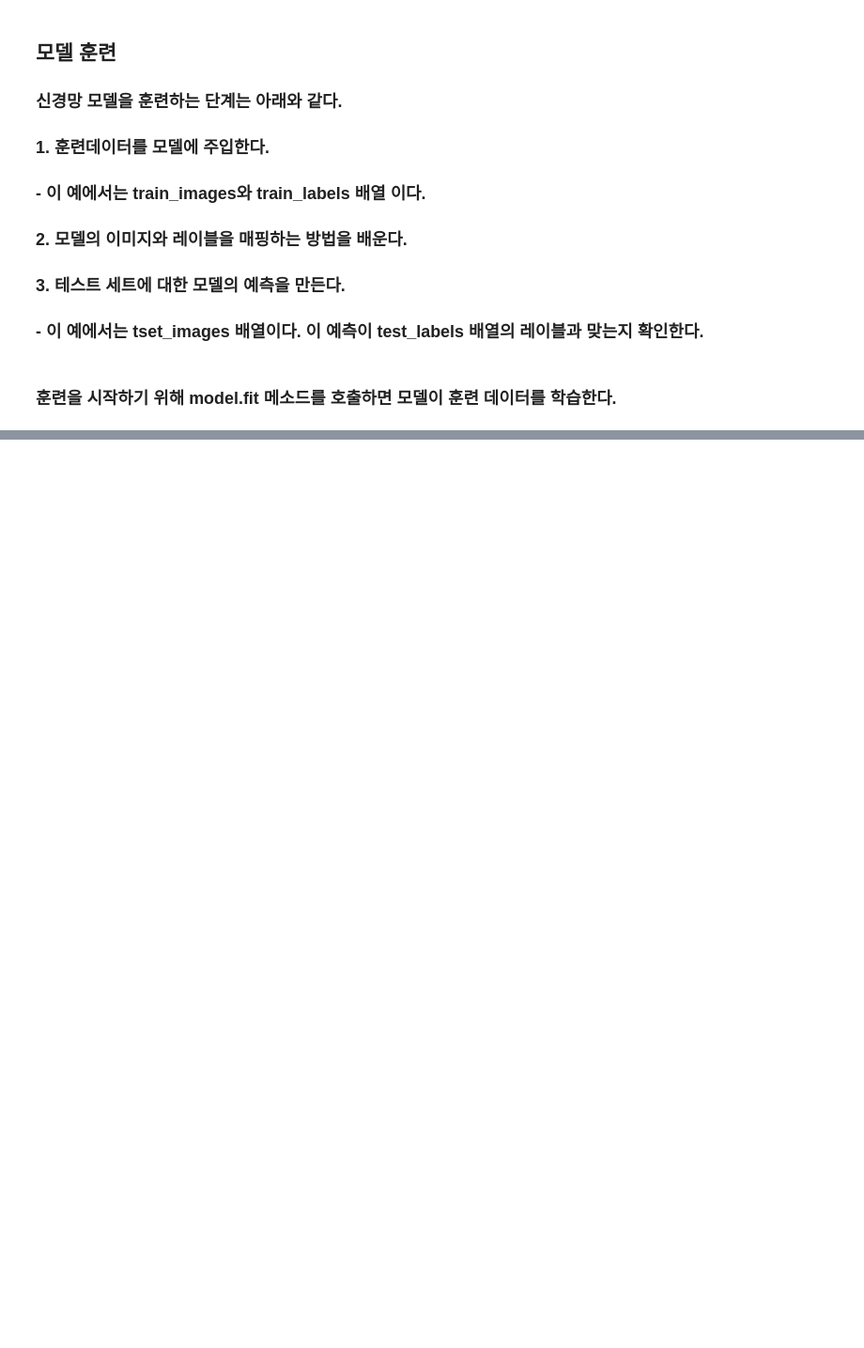
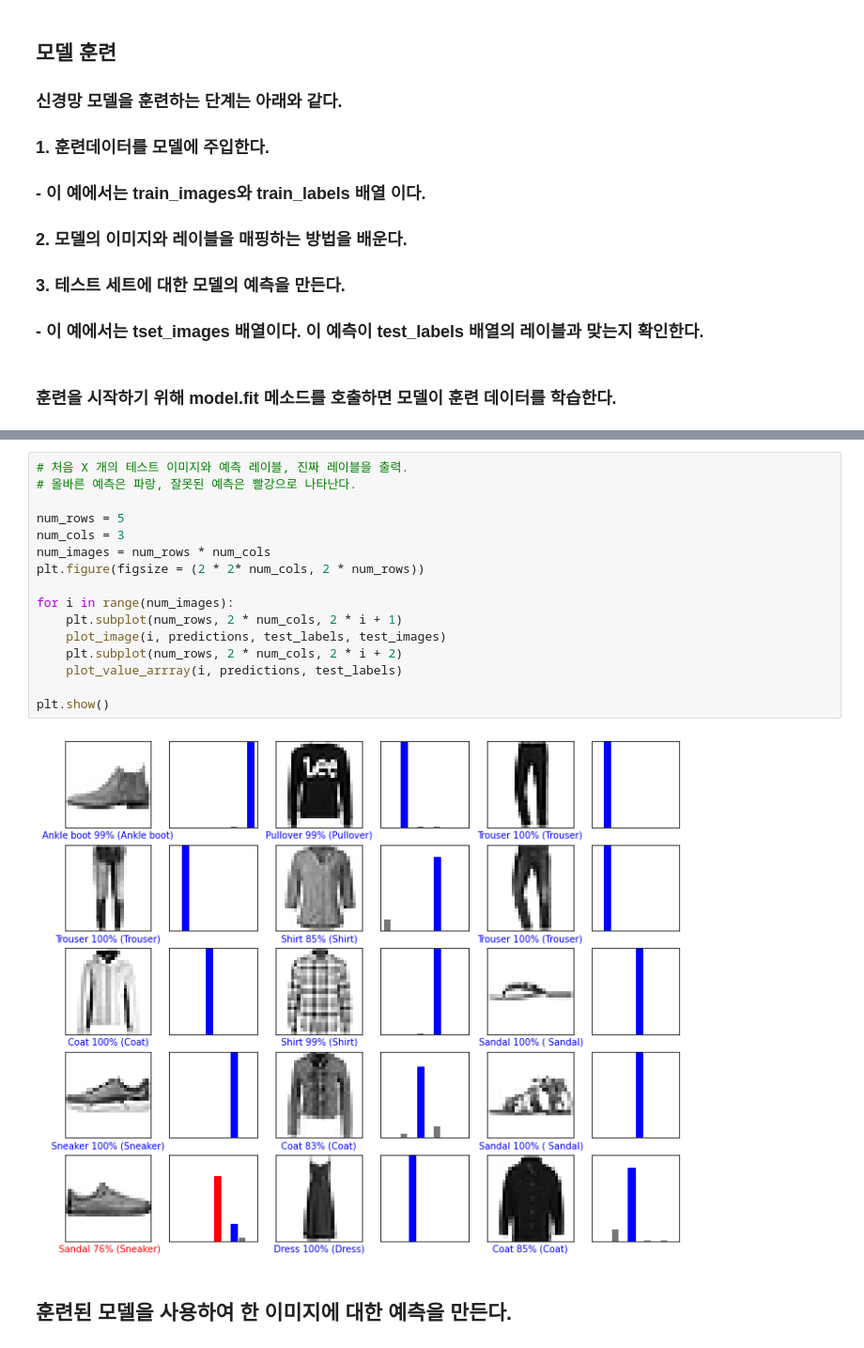
Before and after one commit to Tajyu/TensorFlow-Tutotrial, a Jupyter notebook: 기본_이미지_분류.ipynb, the cells around one changed output, grey strips where cells are left out. Shown at 94% size. Saved outputs shown, nothing was run; the diff lists cells and outputs as text; blank space fills up the shorter version.

```diff
--- a/기본_이미지_분류.ipynb
+++ b/기본_이미지_분류.ipynb
@@ -182,0 +274,20 @@ print("\n테스트 정확도: ", test_acc)
+# %%
+# 처음 X 개의 테스트 이미지와 예측 레이블, 진짜 레이블을 출력.
+# 올바른 예측은 파랑, 잘못된 예측은 빨강으로 나타난다.
+
+num_rows = 5
+num_cols = 3
+num_images = num_rows * num_cols
+plt.figure(figsize = (2 * 2* num_cols, 2 * num_rows))
+
+for i in range(num_images):
+    plt.subplot(num_rows, 2 * num_cols, 2 * i + 1)
+    plot_image(i, predictions, test_labels, test_images)
+    plt.subplot(num_rows, 2 * num_cols, 2 * i + 2)
+    plot_value_arrray(i, predictions, test_labels)
+
+plt.show()
+# %% [output]
+[figure, added]
+# %% [markdown]
+## 훈련된 모델을 사용하여 한 이미지에 대한 예측을 만든다.
```
Also changed, not shown: parts of 28 cells of this notebook.
